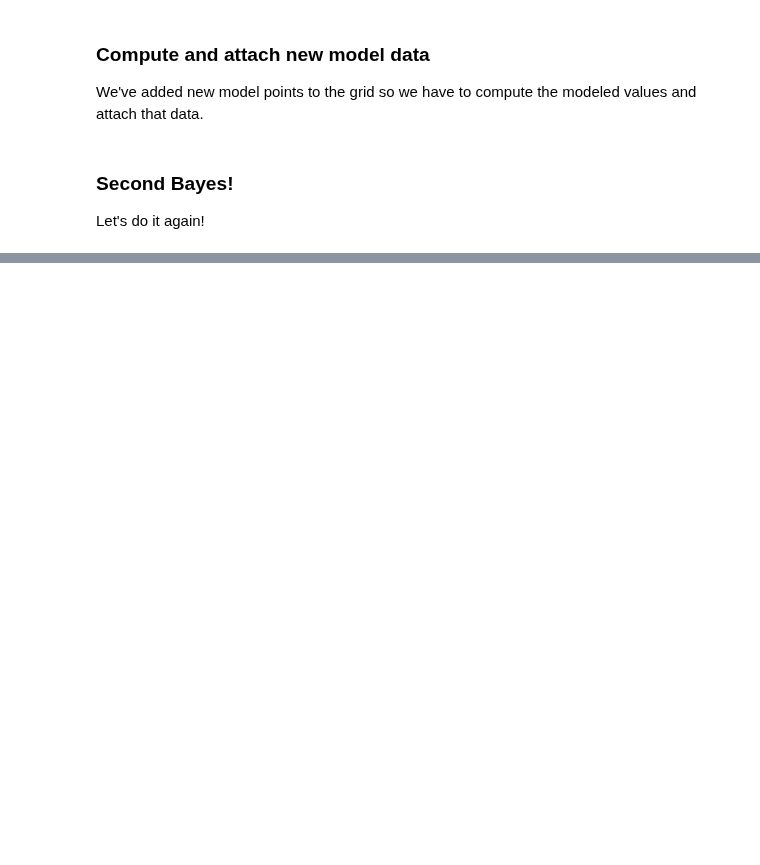
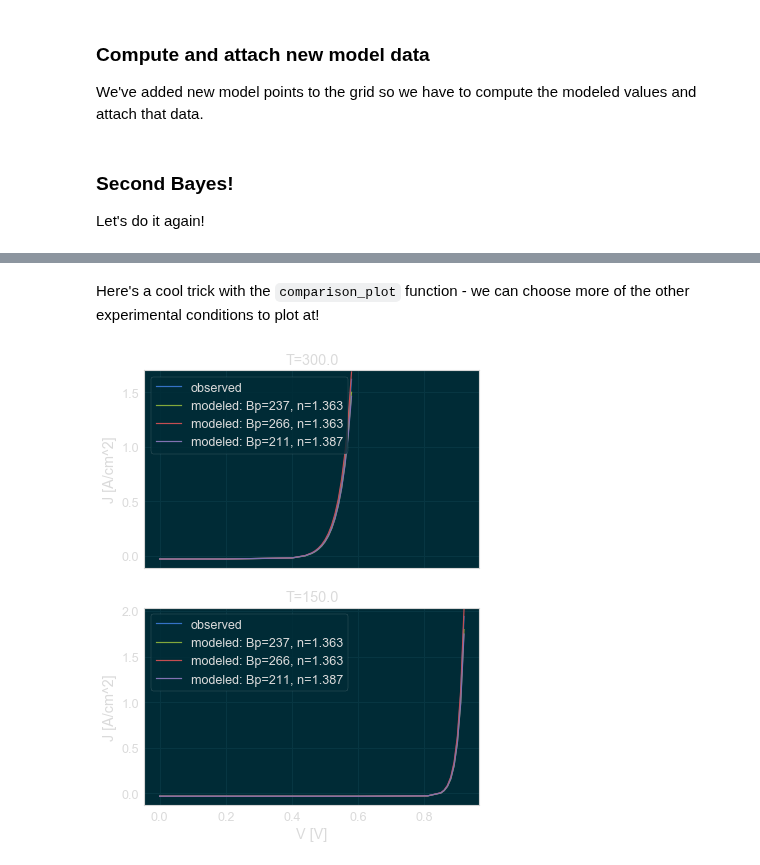
Before and after one commit to PV-Lab/bayesim, a Jupyter notebook: examples/diode/ideal_diode.ipynb, the cells around one changed output, grey strips where cells are left out. Drawn from its saved outputs; the diff is of its cells as text; code cells hidden in the pictures; blank space fills up the shorter version.

```diff
--- a/examples/diode/ideal_diode.ipynb
+++ b/examples/diode/ideal_diode.ipynb
@@ -237,4 +291,8 @@ m.probs.most_probable(10)
+# %% [markdown]
+Here's a cool trick with the `comparison_plot` function - we can choose more of the other experimental conditions to plot at!
 # %%
-m.comparison_plot(num_param_pts=3)
+m.comparison_plot(num_param_pts=3, num_ecs=2)
+# %% [output]
+[figure, added]
 # %%
 m.subdivide()
```
Also changed, not shown: parts of 36 cells of this notebook, 4 other files.
